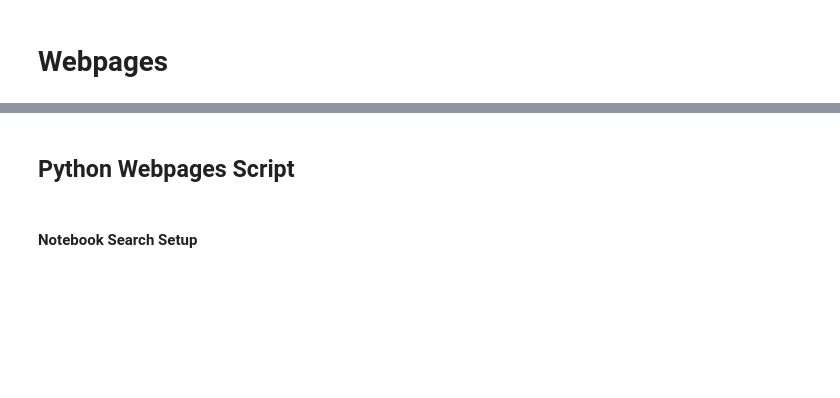
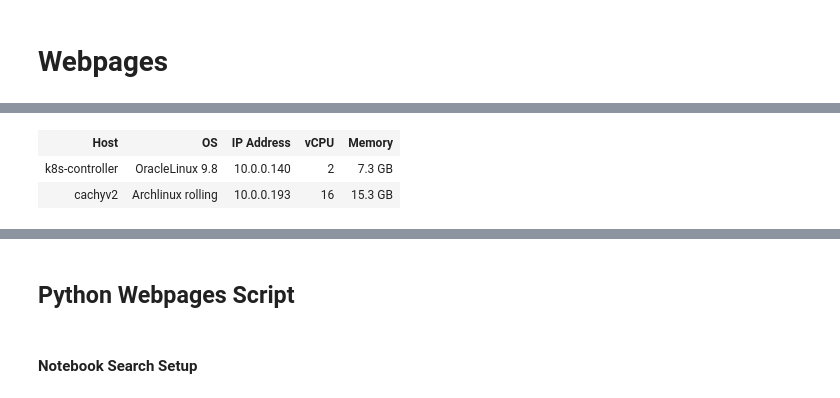
Before and after one commit to josh-butler93/obsidian-vaulTTY, a Jupyter notebook: Command_Guru/jupyter_notebooks/webpages.ipynb, the cells around one changed output, grey strips where cells are left out. Saved outputs shown, nothing was run; the diff lists cells and outputs as text; code cells hidden in the pictures; blank space fills up the shorter version.

```diff
--- a/Command_Guru/jupyter_notebooks/webpages.ipynb
+++ b/Command_Guru/jupyter_notebooks/webpages.ipynb
@@ -2,0 +711,81 @@
+# %%
+import json
+import subprocess
+from IPython.display import HTML, display
+
+cmd = [
+    "ansible",
+    "all",
+    "-i",
+    "/home/sysadmin/Documents/ansible/inventory.ini",
+    "-m",
+    "setup",
+    "-a",
+    "filter=ansible_hostname,ansible_distribution,ansible_distribution_version,ansible_default_ipv4,ansible_memtotal_mb,ansible_processor_vcpus",
+    "--tree",
+    "/tmp/ansible-facts"
+]
+
+subprocess.run(cmd, capture_output=True, text=True)
+
+hosts = []
+
+from pathlib import Path
+
+for file in Path("/tmp/ansible-facts").iterdir():
+    data = json.loads(file.read_text())
+    facts = data["ansible_facts"]
+
+    hosts.append({
+        "host": facts.get("ansible_hostname", file.name),
+        "os": f"{facts.get('ansible_distribution', 'Unknown')} {facts.get('ansible_distribution_version', '')}",
+        "ip": facts.get("ansible_default_ipv4", {}).get("address", "N/A"),
+        "cpu": facts.get("ansible_processor_vcpus", "N/A"),
+        "memory": round(facts.get("ansible_memtotal_mb", 0) / 1024, 1),
+    })
+
+rows = ""
+
+for host in hosts:
+    rows += f"""
+    <tr>
+        <td>{host['host']}</td>
+        <td>{host['os']}</td>
+        <td>{host['ip']}</td>
+        <td>{host['cpu']}</td>
+        <td>{host['memory']} GB</td>
+    </tr>
+    """
+
+html = f"""
+<div style="
+    border: 1px solid #555;
+    border-radius: 12px;
+    padding: 18px;
+    font-family: sans-serif;
+">
+
+<h2>🖥️ Homelab Systems</h2>
+
+<table style="
+    width: 100%;
+    border-collapse: collapse;
+">
+
+<tr>
+    <th style="text-align:left; padding:8px; border-bottom:1px solid #666;">Host</th>
+    <th style="text-align:left; padding:8px; border-bottom:1px solid #666;">OS</th>
+    <th style="text-align:left; padding:8px; border-bottom:1px solid #666;">IP Address</th>
+    <th style="text-align:left; padding:8px; border-bottom:1px solid #666;">vCPU</th>
+    <th style="text-align:left; padding:8px; border-bottom:1px solid #666;">Memory</th>
+</tr>
+
+{rows}
+
+</table>
+
+</div>
+"""
+
+display(HTML(html))
+# %% [output]
@@ -2,0 +793,3 @@
+| Host | OS | IP Address | vCPU | Memory |
+| k8s-controller | OracleLinux 9.8 | 10.0.0.140 | 2 | 7.3 GB |
+| cachyv2 | Archlinux rolling | 10.0.0.193 | 16 | 15.3 GB |
```
Also changed, not shown: parts of 19 cells of this notebook, 2 other files.
